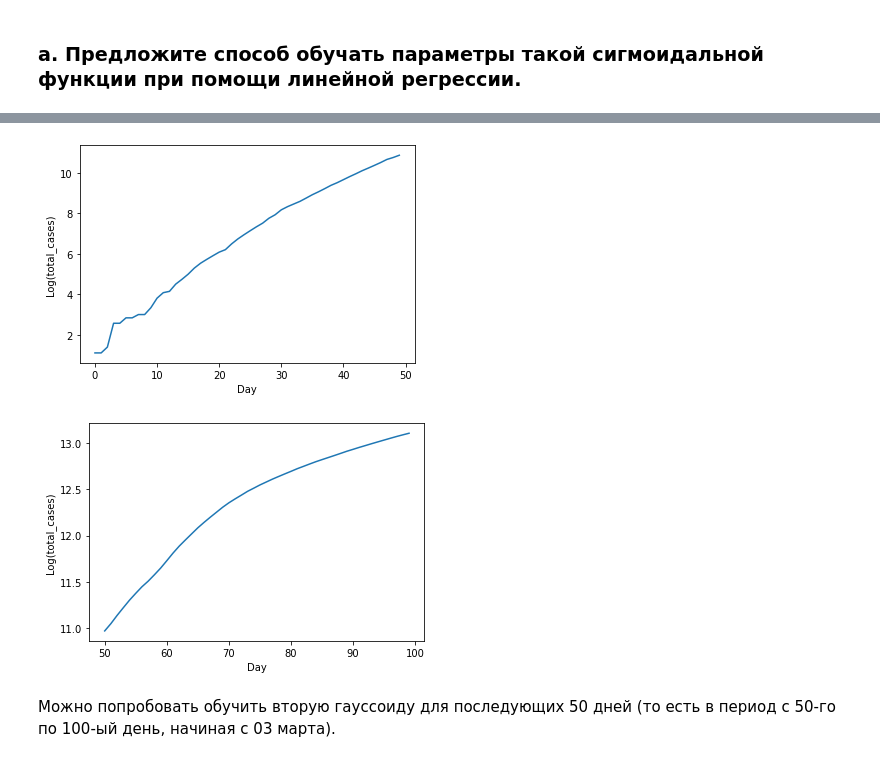
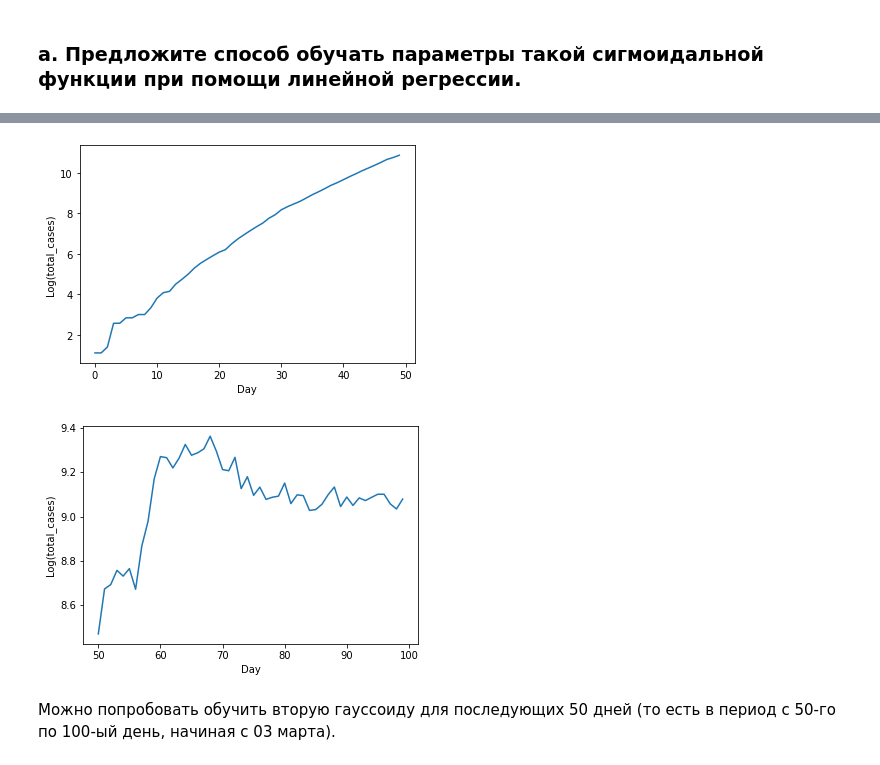
Before and after one commit to MikhailYeka/adv_ml_hws, a Jupyter notebook: HW1.ipynb, the cells around one changed output, grey strips where cells are left out. Drawn from its saved outputs; the diff is of its cells as text; code cells hidden in the pictures.

```diff
--- a/HW1.ipynb
+++ b/HW1.ipynb
@@ -386,18 +409,18 @@ See the caveats in the documentation: https://pandas.pydata.org/pandas-docs/stab
 # %%
 inds = all_russian_data['date'] < 50
 plt.plot(all_russian_data[inds]['date'], np.log(all_russian_data[inds]['total_cases']))
 plt.xlabel('Day')
 plt.ylabel('Log(total_cases)')
 plt.show()
 
-inds = (all_russian_data['date'] >= 50) * (all_russian_data['date'] < 100)
-plt.plot(all_russian_data[inds]['date'], np.log(all_russian_data[inds]['total_cases']))
+inds = (all_russian_data['date'] >= 50) * (all_russian_data['date'] < 101)
+plt.plot(all_russian_data[inds][:-1]['date'], np.log(all_russian_data[inds]['total_cases'].diff()[1:]))
 plt.xlabel('Day')
 plt.ylabel('Log(total_cases)')
 plt.show()
 # %% [output]
 [figure]
-[figure, old version]
+[figure, new version]
 # %% [markdown]
 Можно попробовать обучить вторую гауссоиду для последующих 50 дней (то есть в период с 50-го по 100-ый день, начиная с 03 марта).
 # %% [markdown]
```
Also changed, not shown: parts of 19 cells of this notebook.
